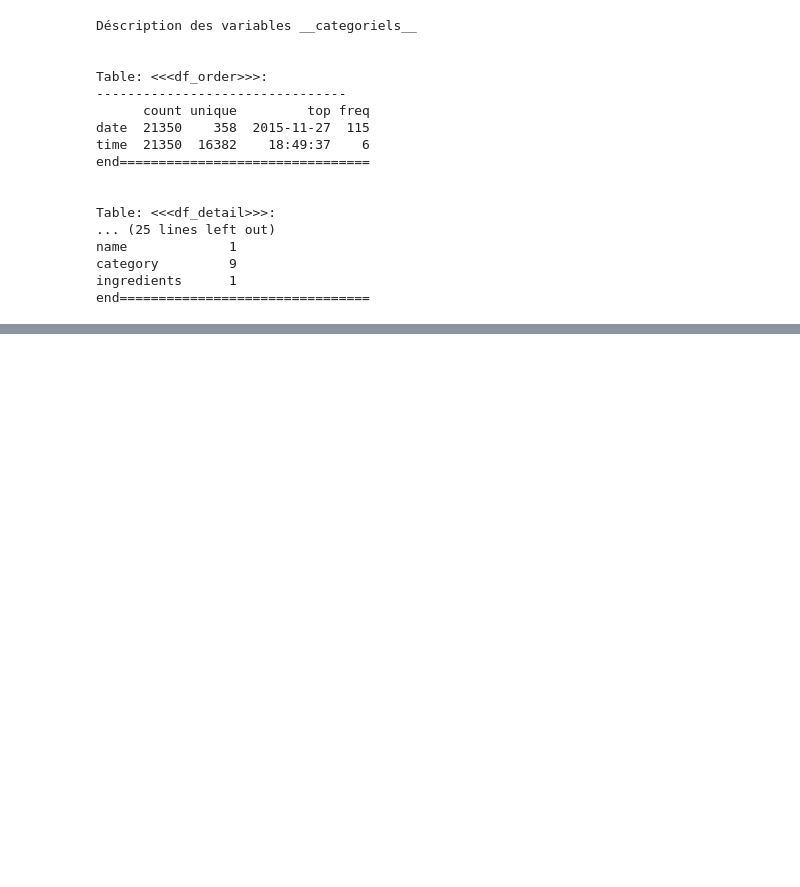
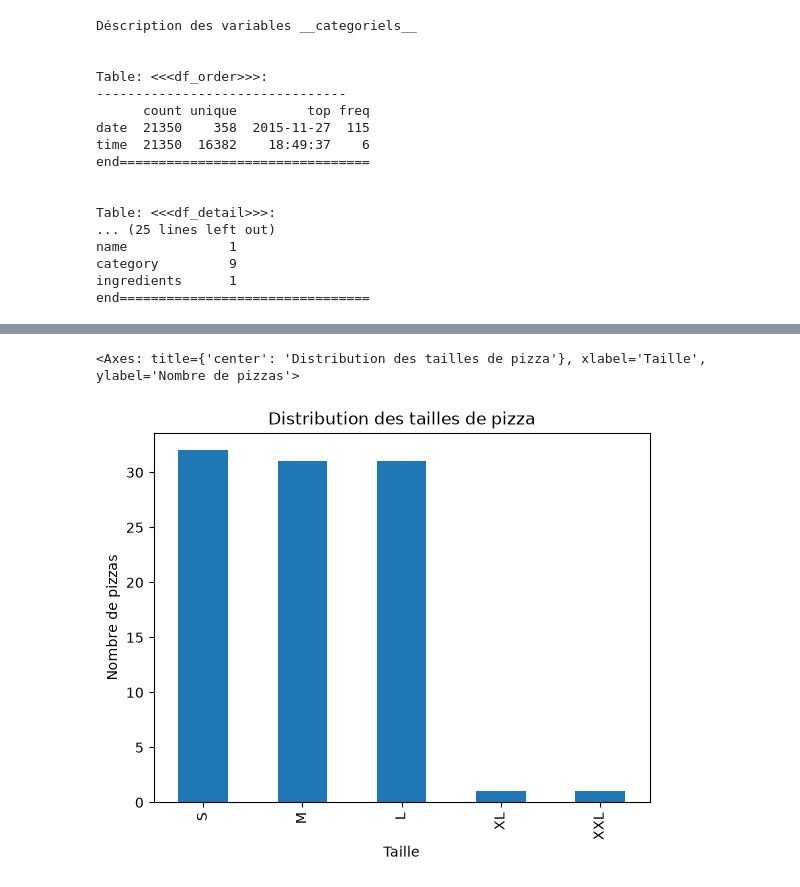
Before and after one commit to daviddglyon/Platos-Pizza, a Jupyter notebook: notebooks/exlore_my.ipynb, the cells around one changed output, grey strips where cells are left out. Saved outputs shown, nothing was run; the diff lists cells and outputs as text; code cells hidden in the pictures; blank space fills up the shorter version.

```diff
--- a/notebooks/exlore_my.ipynb
+++ b/notebooks/exlore_my.ipynb
@@ -209,0 +234,5 @@ end================================
+# %%
+df_pizza['size'].value_counts().plot(kind='bar', title='Distribution des tailles de pizza', xlabel='Taille', ylabel='Nombre de pizzas')
+# %% [output]
+<Axes: title={'center': 'Distribution des tailles de pizza'}, xlabel='Taille', ylabel='Nombre de pizzas'>
+[figure, added]
```
Also changed, not shown: parts of 38 cells of this notebook, 3 other files.
